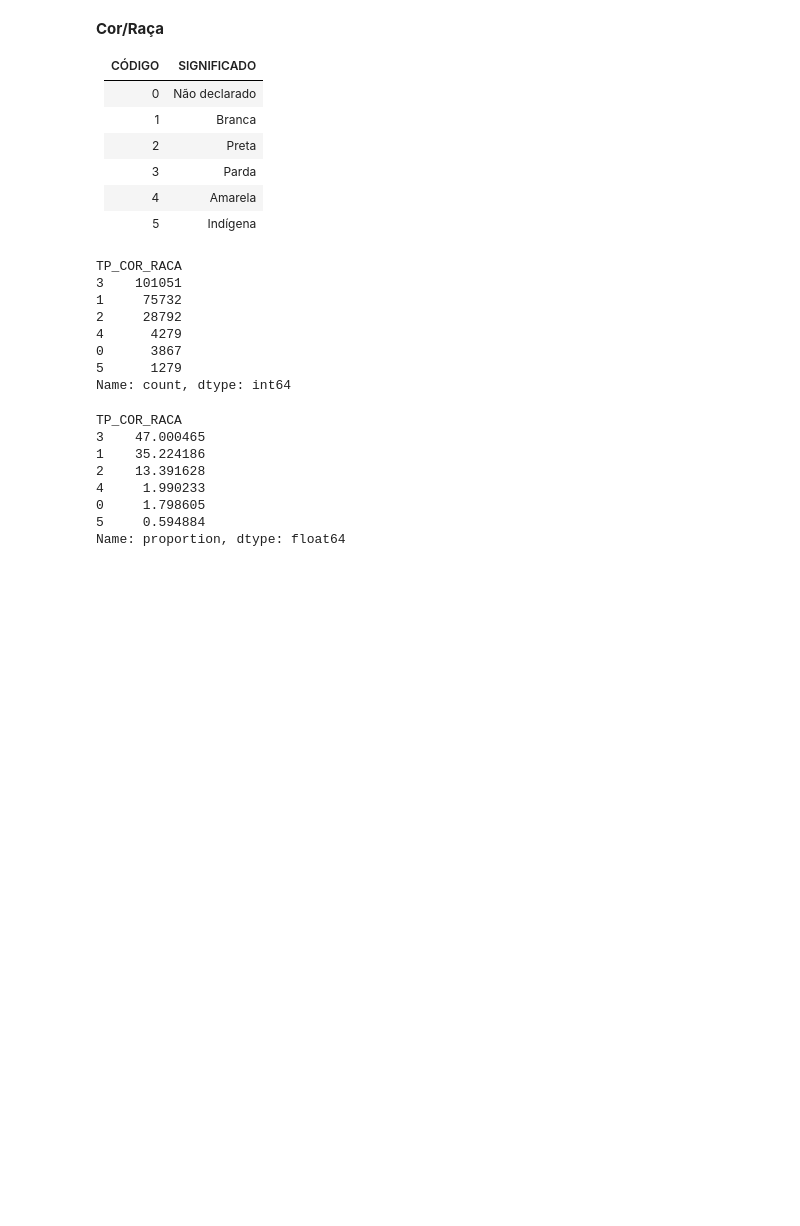
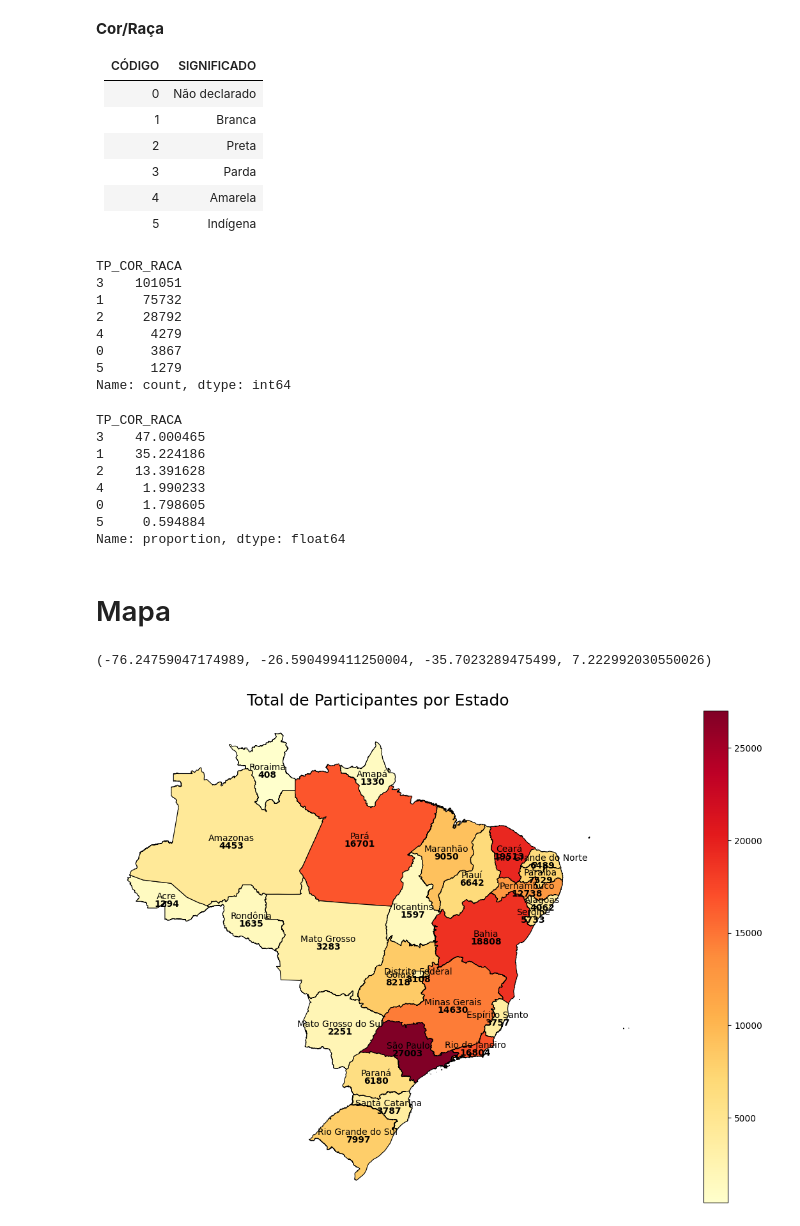
Before and after one commit to Grupo-B-Turma-2-Ada-VemSerTech/Projeto_Mod04_Ada_VemSerTech, a Jupyter notebook: Projeto.ipynb, the cells around one changed output. Cells and saved outputs as stored; diff of their text form; code cells hidden in the pictures; blank space fills up the shorter version.

Commit message:
mapa usando geopandas

```diff
--- a/Projeto.ipynb
+++ b/Projeto.ipynb
@@ -376,3 +416,31 @@ TP_COR_RACA
 0     1.798605
 5     0.594884
 Name: proportion, dtype: float64
+# %% [markdown]
+# Mapa
+# %%
+#importando o shapefile do brasil
+infos_ufs = gpd.read_file('BR_UF_2022/BR_UF_2022.shp')
+#SG_UF_PROVA => Sigla da Unidade da Federação da escola
+esc_p_UF = df_enem["SG_UF_PROVA"].value_counts() #quantidade por sigla
+dict_esc_p_UF = esc_p_UF.to_dict() # convertendo para o tipo dicionário
+
+#incluindo uma coluna de quantidade de participantes por sigla no df infos_ufs
+infos_ufs['SG_UF_PROVA'] = infos_ufs['SIGLA_UF'].map(dict_esc_p_UF)
+
+#mapa
+fig, ax = plt.subplots(1, figsize = (20,10))
+infos_ufs.plot(column = 'SG_UF_PROVA',
+               ax=ax,
+               cmap = 'YlOrRd',
+               linewidth=0.8,
+               figsize = (20,7),
+               legend = True,
+               edgecolor = 'black')
+plt.title("Total de Participantes por Estado", fontsize = 18)
+infos_ufs.apply(lambda x: ax.annotate(text=x.NM_UF, xy=x.geometry.centroid.coords[0], ha='center', color = "black"), axis=1)
+infos_ufs.apply(lambda x: ax.annotate(text=x.SG_UF_PROVA, xy=x.geometry.centroid.coords[0], xytext=(0,-12), textcoords='offset pixels', ha='center', color = "black", weight='semibold'), axis=1)
+ax.axis('off')
+# %% [output]
+(-76.24759047174989, -26.590499411250004, -35.7023289475499, 7.222992030550026)
+[figure, added]
```
Also changed, not shown: parts of 7 cells of this notebook, 6 other files.
